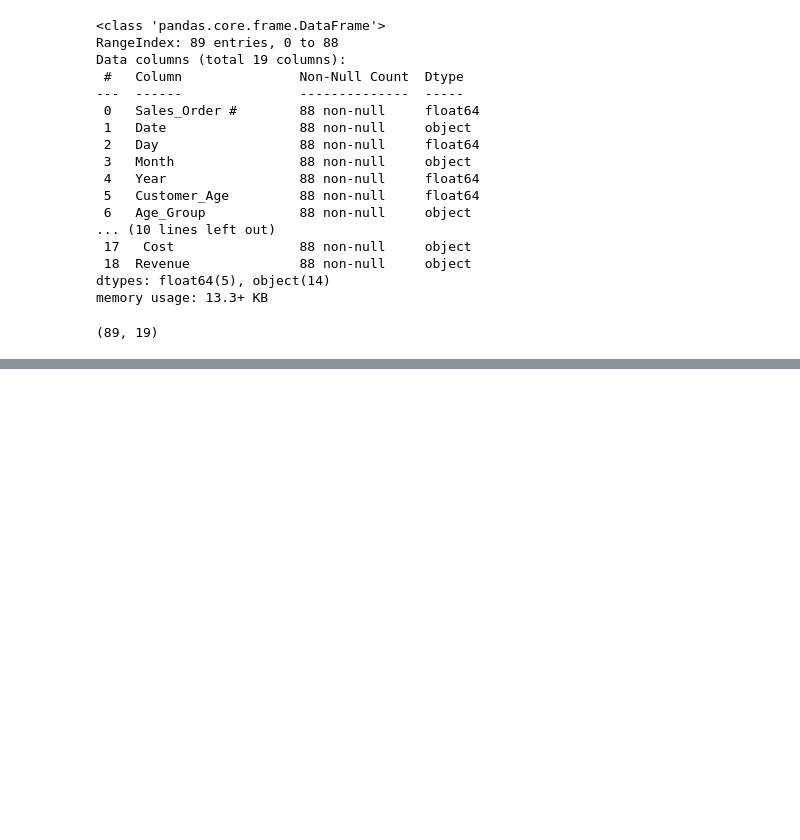
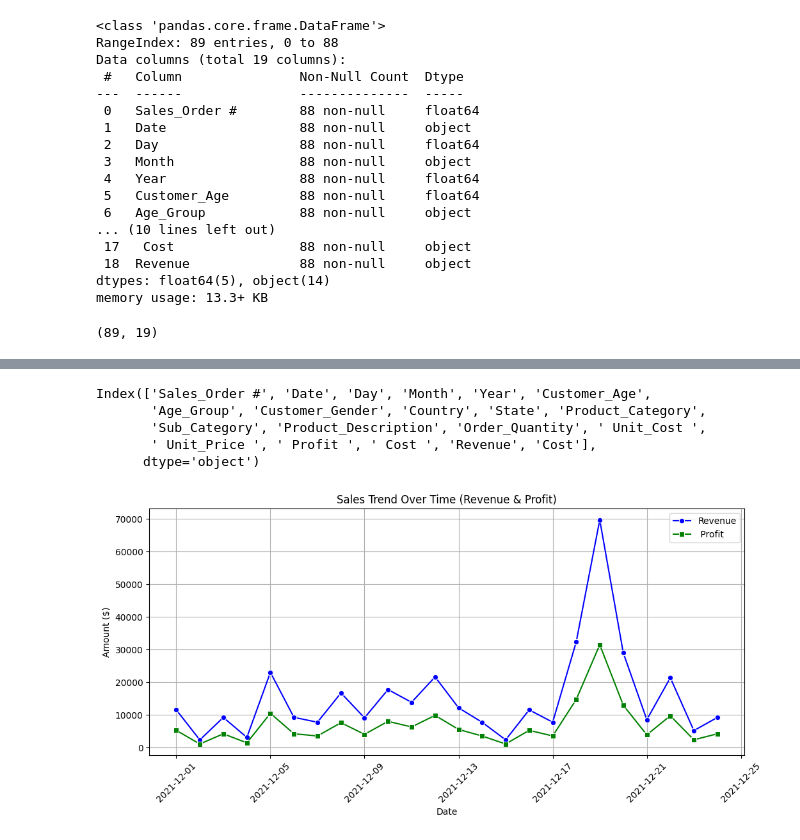
Before and after one commit to anitajn86/DATA-VIZ, a Jupyter notebook: Vizwork.ipynb, the cells around one changed output, grey strips where cells are left out. Drawn from its saved outputs; the diff is of its cells as text; code cells hidden in the pictures; blank space fills up the shorter version.

```diff
--- a/Vizwork.ipynb
+++ b/Vizwork.ipynb
@@ -65 +63,20 @@ Revenue                 object
 dtype: object
+# %%
+# Convert categorical variables to category types (factor equivalent)
+bikes['Month'] = bikes['Month'].astype('category')
+bikes['Age_Group'] = bikes['Age_Group'].astype('category')
+bikes['Customer_Gender'] = bikes['Customer_Gender'].astype('category')
+bikes['Country'] = bikes['Country'].astype('category')
+bikes['State'] = bikes['State'].astype('category')
+bikes['Product_Category'] = bikes['Product_Category'].astype('category')
+bikes['Sub_Category'] = bikes['Sub_Category'].astype('category')
+# Convert Date column to datetime
+bikes['Date'] = pd.to_datetime(bikes['Date'])
+# %%
+bikes['Product_Description'] = bikes['Product_Description'].astype('category')
+# %%
+bikes['Revenue']=bikes['Revenue'].replace("[,$]", "", regex=True).astype(float)
+bikes[' Unit_Cost ']=bikes[' Unit_Cost '].replace("[,$]", "", regex=True).astype(float)
+bikes[' Unit_Price ']=bikes[' Unit_Price '].replace("[,$]", "", regex=True).astype(float)
+bikes[' Cost ']=bikes[' Cost '].replace("[,$]", "", regex=True).astype(float)
+bikes[' Profit ']=bikes[' Profit '].replace("[,$]", "", regex=True).astype(float)
@@ -65,0 +122,28 @@ dtype: object
+# %%
+bikes.columns
+# %% [output]
+Index(['Sales_Order #', 'Date', 'Day', 'Month', 'Year', 'Customer_Age',
+       'Age_Group', 'Customer_Gender', 'Country', 'State', 'Product_Category',
+       'Sub_Category', 'Product_Description', 'Order_Quantity', ' Unit_Cost ',
+       ' Unit_Price ', ' Profit ', ' Cost ', 'Revenue', 'Cost'],
+      dtype='object')
+# %%
+#sales trend overtime
+#group by date
+sales_trend=bikes.groupby('Date')[['Revenue',' Profit ']].sum()
+#plot
+plt.figure(figsize=(12,5))
+sns.lineplot(x=sales_trend.index, y=sales_trend["Revenue"], label="Revenue", color="blue", marker="o")
+sns.lineplot(x=sales_trend.index, y=sales_trend[" Profit "], label=" Profit ", color="green", marker="s")
+# Formatting
+plt.title("Sales Trend Over Time (Revenue & Profit)")
+plt.xlabel("Date")
+plt.ylabel("Amount ($)")
+plt.xticks(rotation=45)
+plt.legend()
+plt.grid(True)
+
+# Show the plot
+plt.show()
+# %% [output]
+[figure, added]
```
Also changed, not shown: parts of 14 cells of this notebook.
